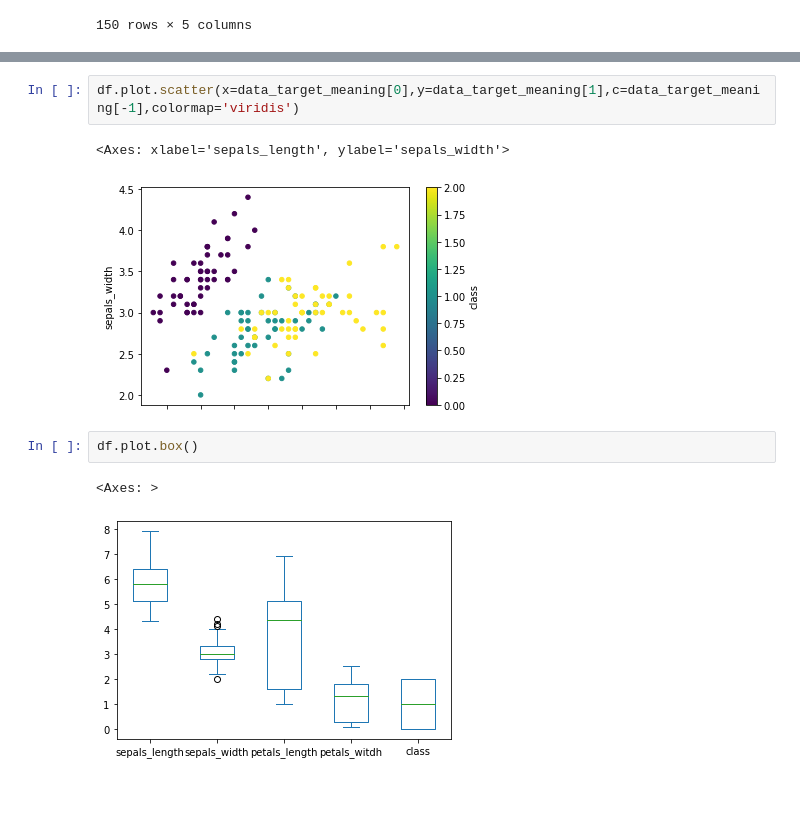
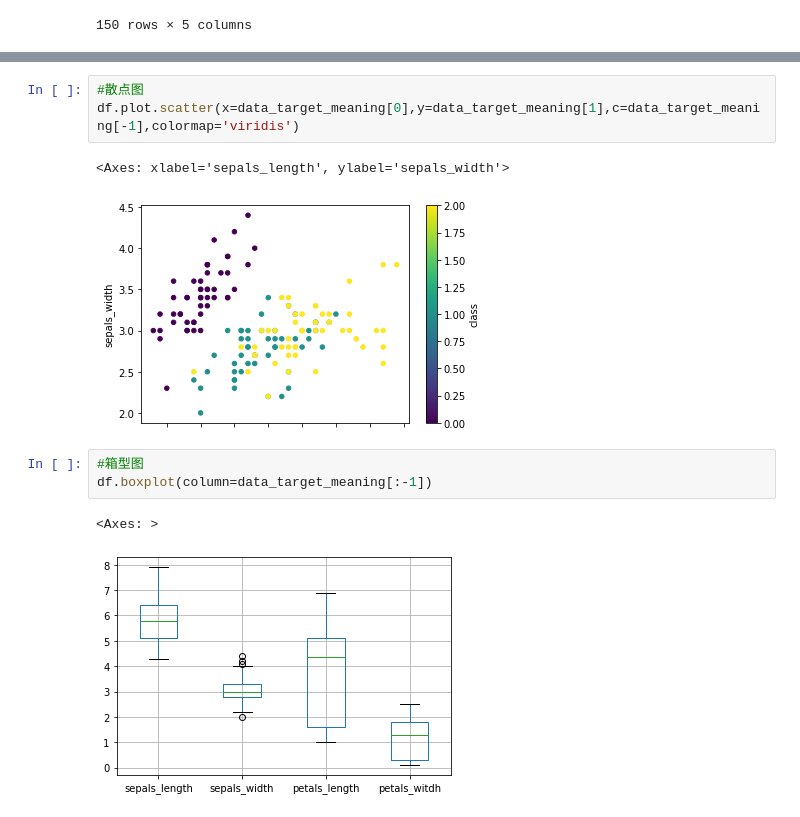
Before and after one commit to chunming1022/Data-Mining, a Jupyter notebook: 21051907_陈浩明_第一次上机.ipynb, the cells around one changed output, grey strips where cells are left out. Drawn from its saved outputs; the diff is of its cells as text.

```diff
--- a/21051907_陈浩明_第一次上机.ipynb
+++ b/21051907_陈浩明_第一次上机.ipynb
@@ -42,12 +45,14 @@ for column in data_target_meaning[:-1]:
 [figure]
 [figure]
 # %%
+#散点图
 df.plot.scatter(x=data_target_meaning[0],y=data_target_meaning[1],c=data_target_meaning[-1],colormap='viridis')
 # %% [output]
 <Axes: xlabel='sepals_length', ylabel='sepals_width'>
 [figure]
-# %%
-df.plot.box()
-# %% [output]
-<Axes: >
-[figure, removed]
+# %%
+#箱型图
+df.boxplot(column=data_target_meaning[:-1])
+# %% [output]
+<Axes: >
+[figure, added]
```
Also changed, not shown: parts of 5 cells of this notebook.
